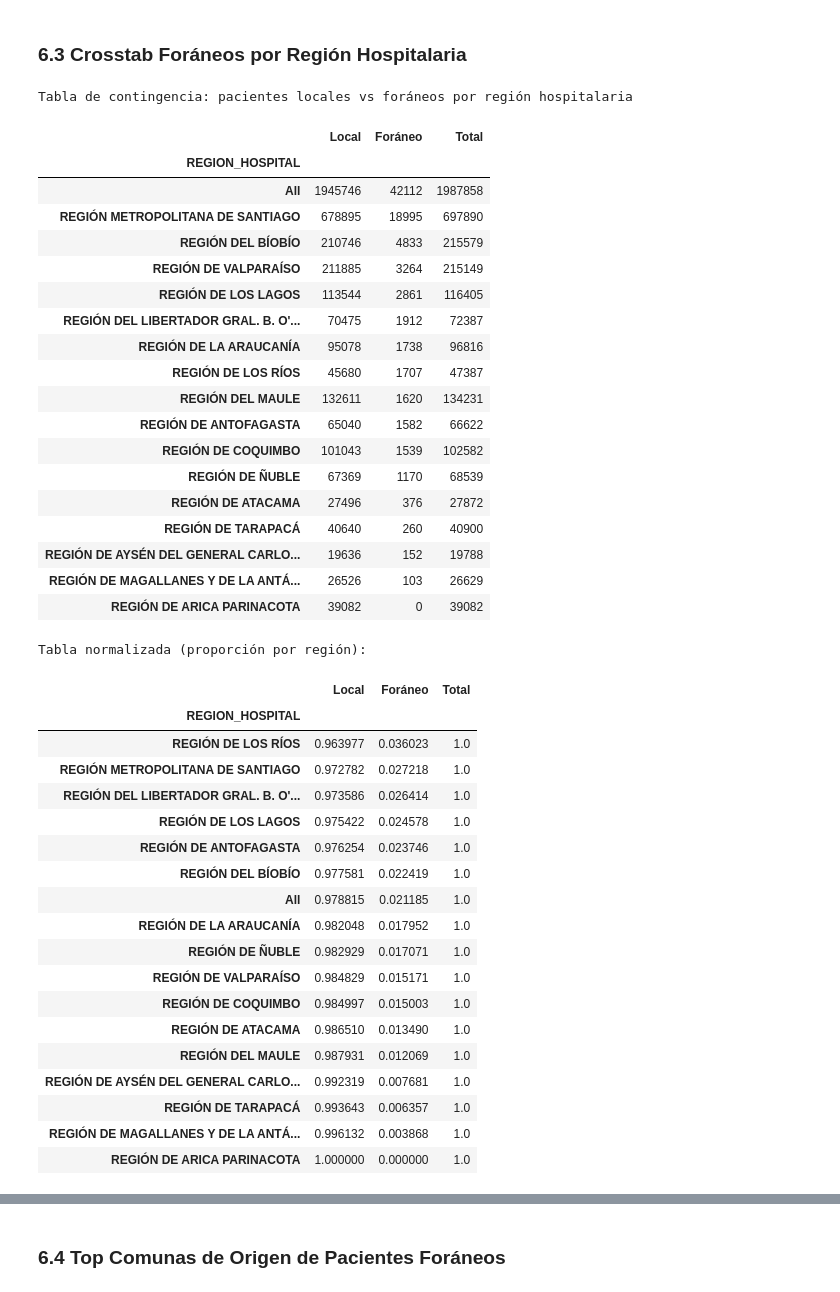
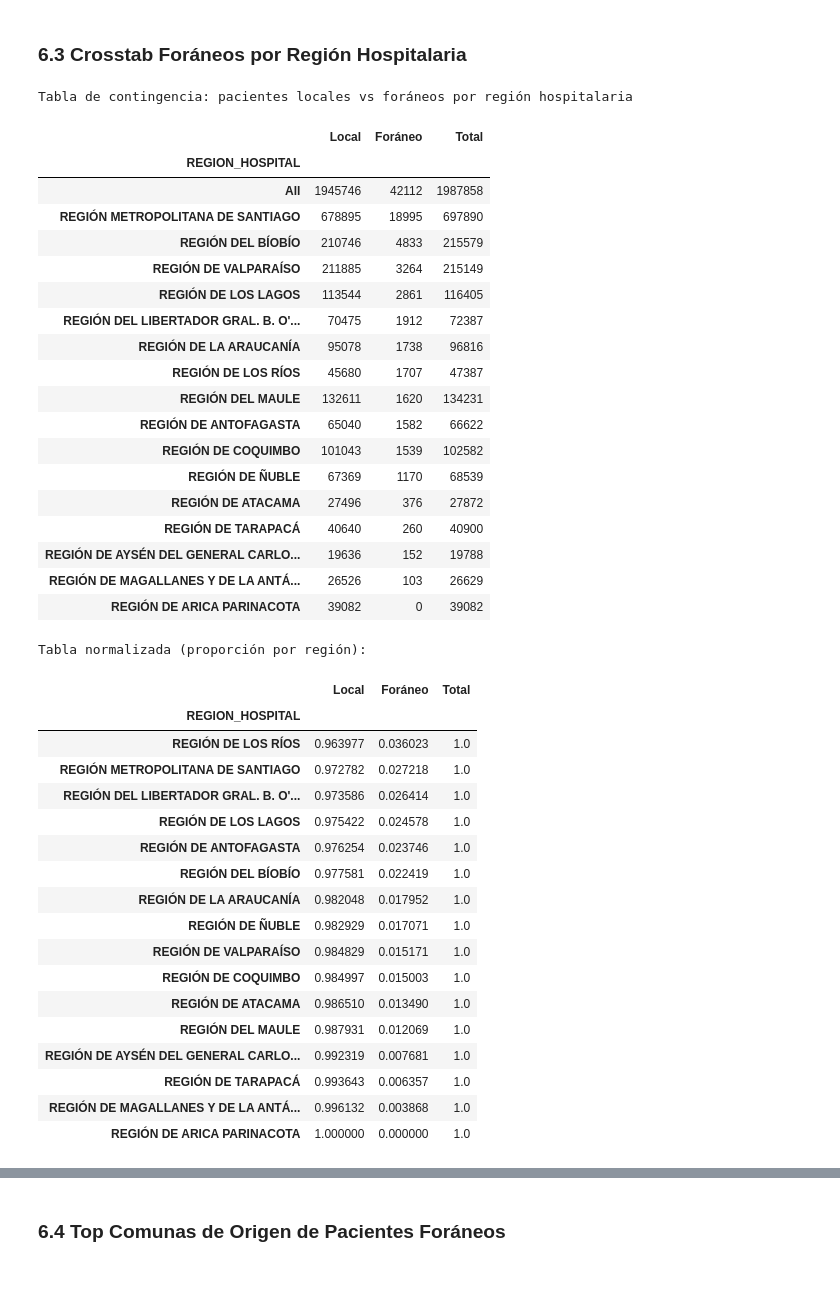
Before and after one commit to thenoeyedgirl/proyecto-GRD-Fonasa, a Jupyter notebook: Analisis_Grupo_5_v2.ipynb, the cells around one changed output, grey strips where cells are left out. Cells and saved outputs as stored; diff of their text form; code cells hidden in the pictures.

```diff
--- a/Analisis_Grupo_5_v2.ipynb
+++ b/Analisis_Grupo_5_v2.ipynb
@@ -579,38 +572,38 @@ display(crosstab.sort_values("Foráneo", ascending=False))
 
 print("Tabla normalizada (proporción por región):")
 crosstab_norm = crosstab.div(crosstab["Total"], axis=0).sort_values("Foráneo", ascending=False)
+crosstab_norm = crosstab_norm.drop(index="All")
 display(crosstab_norm)
 # %% [output]
 Tabla de contingencia: pacientes locales vs foráneos por región hospitalaria
 |  | Local | Foráneo | Total |
 | REGION_HOSPITAL |  |  |  |
 | All | 1945746 | 42112 | 1987858 |
 | REGIÓN METROPOLITANA DE SANTIAGO | 678895 | 18995 | 697890 |
 | REGIÓN DEL BÍOBÍO | 210746 | 4833 | 215579 |
 | REGIÓN DE VALPARAÍSO | 211885 | 3264 | 215149 |
 | REGIÓN DE LOS LAGOS | 113544 | 2861 | 116405 |
 | REGIÓN DEL LIBERTADOR GRAL. B. O'... | 70475 | 1912 | 72387 |
 | REGIÓN DE LA ARAUCANÍA | 95078 | 1738 | 96816 |
 | REGIÓN DE LOS RÍOS | 45680 | 1707 | 47387 |
 | REGIÓN DEL MAULE | 132611 | 1620 | 134231 |
 | REGIÓN DE ANTOFAGASTA | 65040 | 1582 | 66622 |
 | REGIÓN DE COQUIMBO | 101043 | 1539 | 102582 |
 | REGIÓN DE ÑUBLE | 67369 | 1170 | 68539 |
 | REGIÓN DE ATACAMA | 27496 | 376 | 27872 |
 | REGIÓN DE TARAPACÁ | 40640 | 260 | 40900 |
 | REGIÓN DE AYSÉN DEL GENERAL CARLO... | 19636 | 152 | 19788 |
 | REGIÓN DE MAGALLANES Y DE LA ANTÁ... | 26526 | 103 | 26629 |
 | REGIÓN DE ARICA PARINACOTA | 39082 | 0 | 39082 |
 Tabla normalizada (proporción por región):
 |  | Local | Foráneo | Total |
 | REGION_HOSPITAL |  |  |  |
 | REGIÓN DE LOS RÍOS | 0.963977 | 0.036023 | 1.0 |
 | REGIÓN METROPOLITANA DE SANTIAGO | 0.972782 | 0.027218 | 1.0 |
 | REGIÓN DEL LIBERTADOR GRAL. B. O'... | 0.973586 | 0.026414 | 1.0 |
 | REGIÓN DE LOS LAGOS | 0.975422 | 0.024578 | 1.0 |
 | REGIÓN DE ANTOFAGASTA | 0.976254 | 0.023746 | 1.0 |
 | REGIÓN DEL BÍOBÍO | 0.977581 | 0.022419 | 1.0 |
-| All | 0.978815 | 0.021185 | 1.0 |
 | REGIÓN DE LA ARAUCANÍA | 0.982048 | 0.017952 | 1.0 |
 | REGIÓN DE ÑUBLE | 0.982929 | 0.017071 | 1.0 |
 | REGIÓN DE VALPARAÍSO | 0.984829 | 0.015171 | 1.0 |
```
Also changed, not shown: parts of 14 cells of this notebook.
